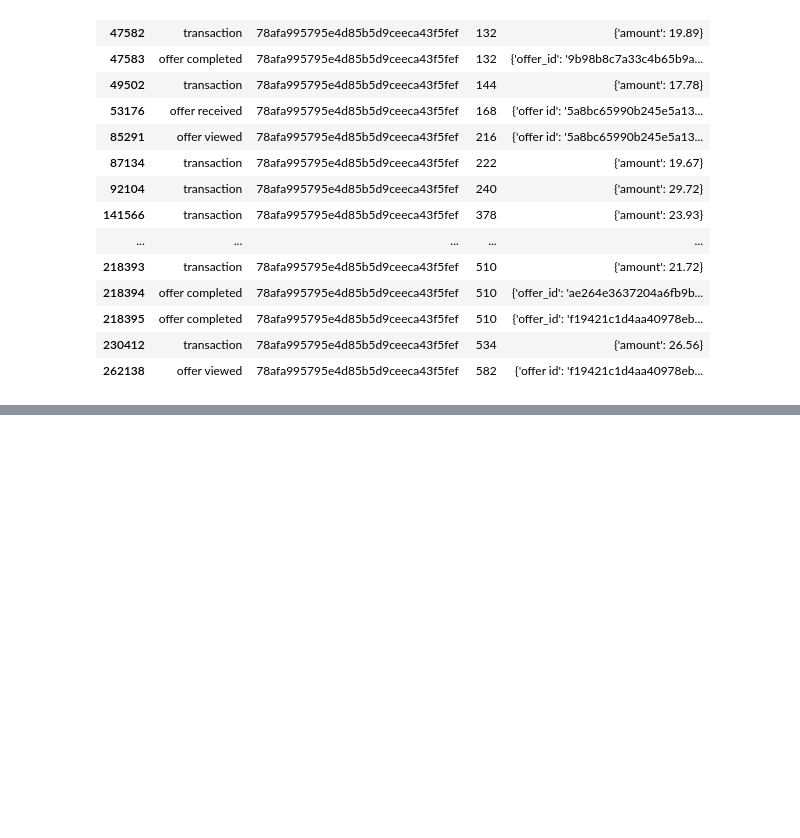
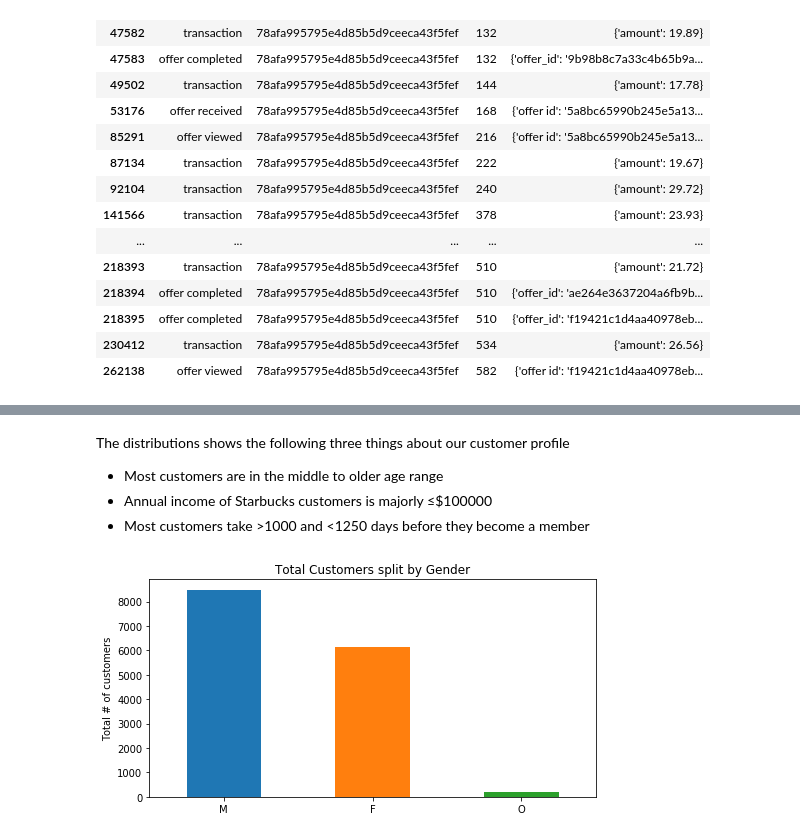
Before and after one commit to nandinihegde/Starbucks_Capstone_project, a Jupyter notebook: Starbucks_Capstone_notebook.ipynb, the cells around one changed output, grey strips where cells are left out. Cells and saved outputs as stored; diff of their text form; code cells hidden in the pictures; blank space fills up the shorter version.

```diff
--- a/Starbucks_Capstone_notebook.ipynb
+++ b/Starbucks_Capstone_notebook.ipynb
@@ -319,0 +376,15 @@ array([  0, 168, 336, 408, 504, 576])
+# %% [markdown]
+The distributions shows the following three things about our customer profile
+* Most customers are in the middle to older age range
+* Annual income of Starbucks customers is majorly ≤$100000
+* Most customers take >1000 and <1250 days before they become a member
+# %%
+#plotting gender distribution
+fig, ax = plt.subplots(figsize = (8,4))
+profile_df.gender.value_counts().plot(kind='bar', ax=ax)
+ax.set_xticklabels(ax.get_xticklabels(), rotation=0)
+ax.set_title('Total Customers split by Gender')
+ax.set_ylabel('Total # of customers')
+plt.show ()
+# %% [output]
+[figure, added]
```
Also changed, not shown: parts of 121 cells of this notebook, 22 other files.
